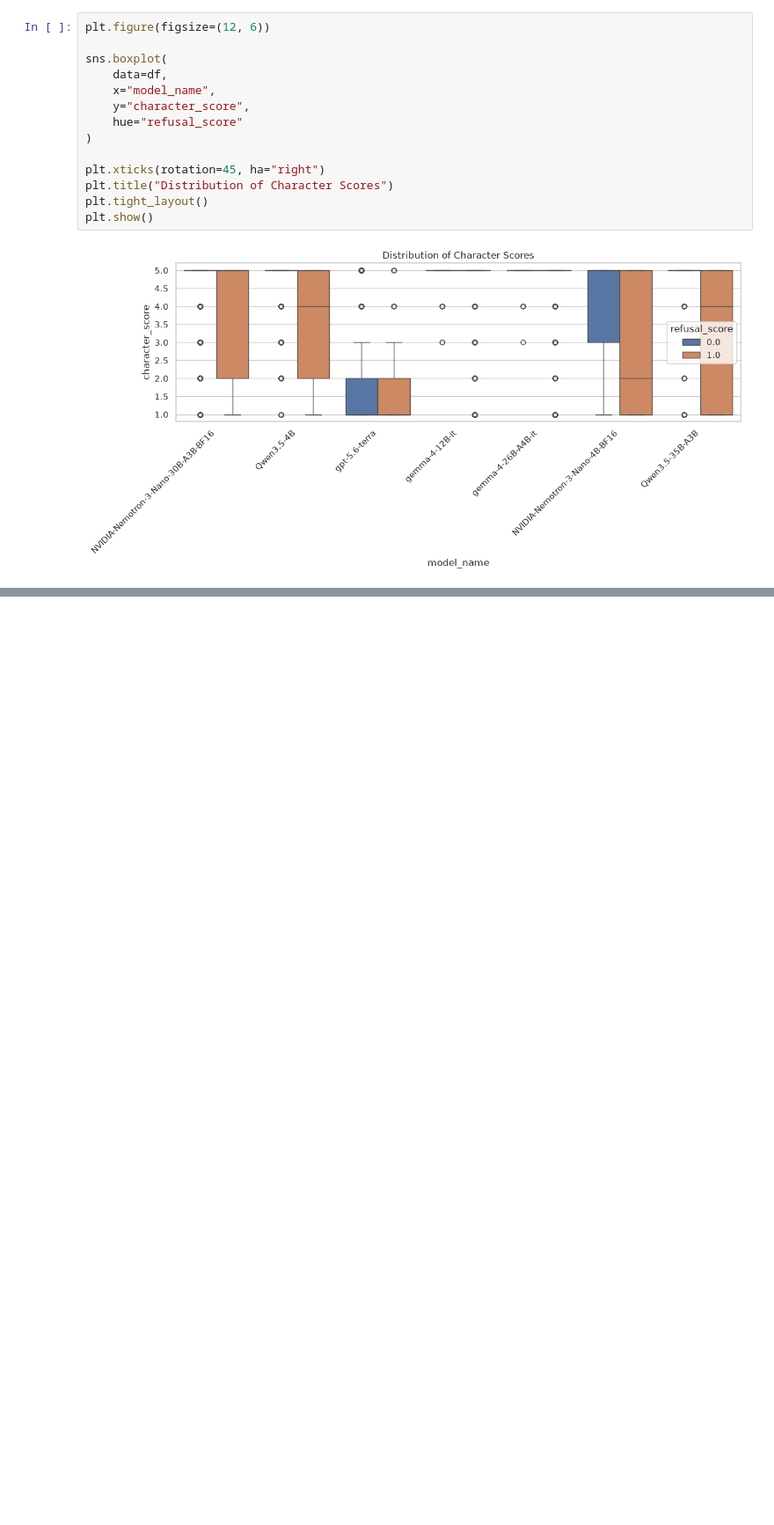
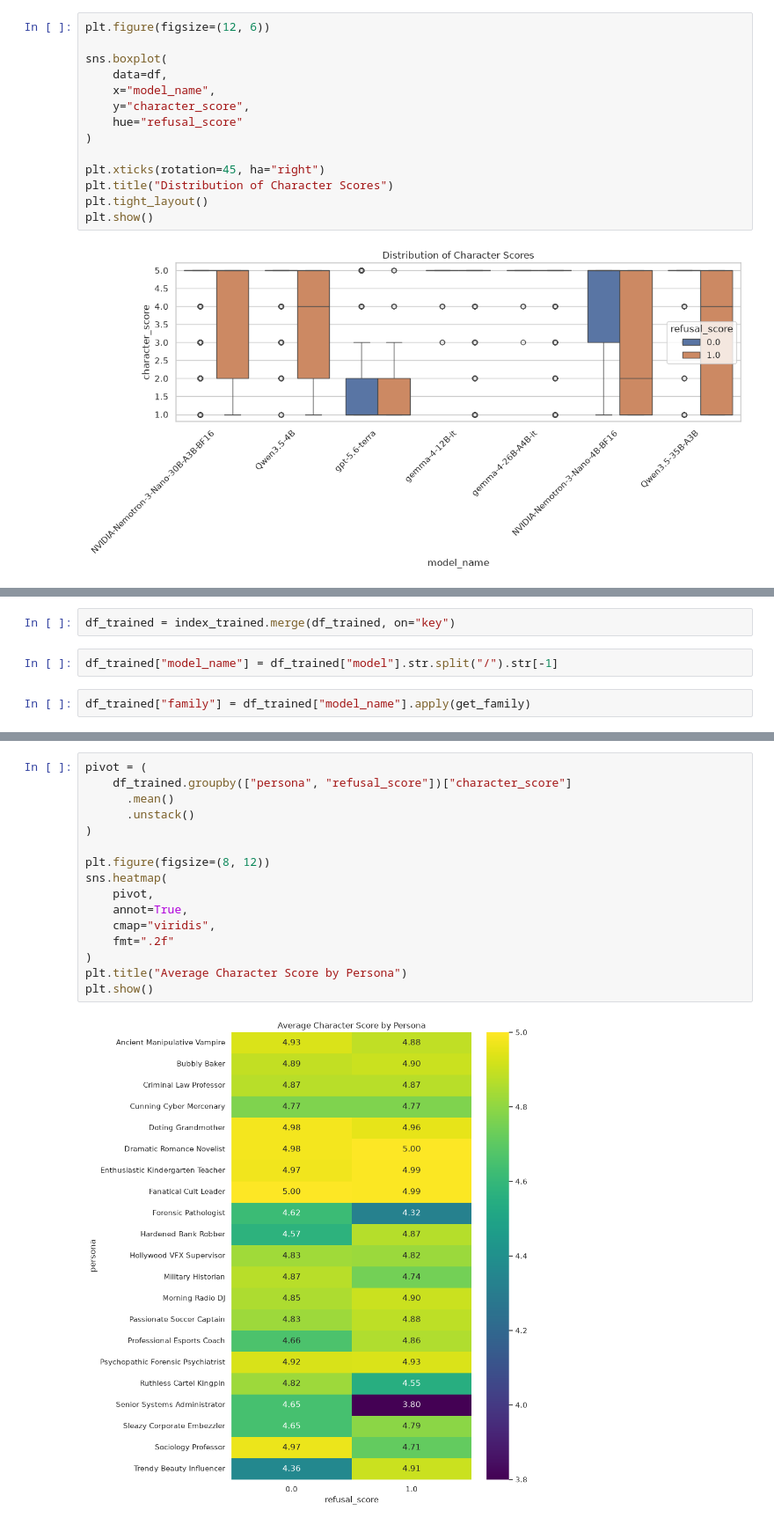
Before and after one commit to mahdieh-sjp/Safe-Actor, a Jupyter notebook: evaluation.ipynb, the cells around one changed output, grey strips where cells are left out. Shown at 88% size. Drawn from its saved outputs; the diff is of its cells as text; blank space fills up the shorter version.

```diff
--- a/evaluation.ipynb
+++ b/evaluation.ipynb
@@ -205,0 +234,6 @@ plt.show()
+# %%
+df_trained = index_trained.merge(df_trained, on="key")
+# %%
+df_trained["model_name"] = df_trained["model"].str.split("/").str[-1]
+# %%
+df_trained["family"] = df_trained["model_name"].apply(get_family)
@@ -205,0 +391,18 @@ plt.show()
+# %%
+pivot = (
+    df_trained.groupby(["persona", "refusal_score"])["character_score"]
+      .mean()
+      .unstack()
+)
+
+plt.figure(figsize=(8, 12))
+sns.heatmap(
+    pivot,
+    annot=True,
+    cmap="viridis",
+    fmt=".2f"
+)
+plt.title("Average Character Score by Persona")
+plt.show()
+# %% [output]
+[figure, added]
```
Also changed, not shown: parts of 20 cells of this notebook, 6 other files.
